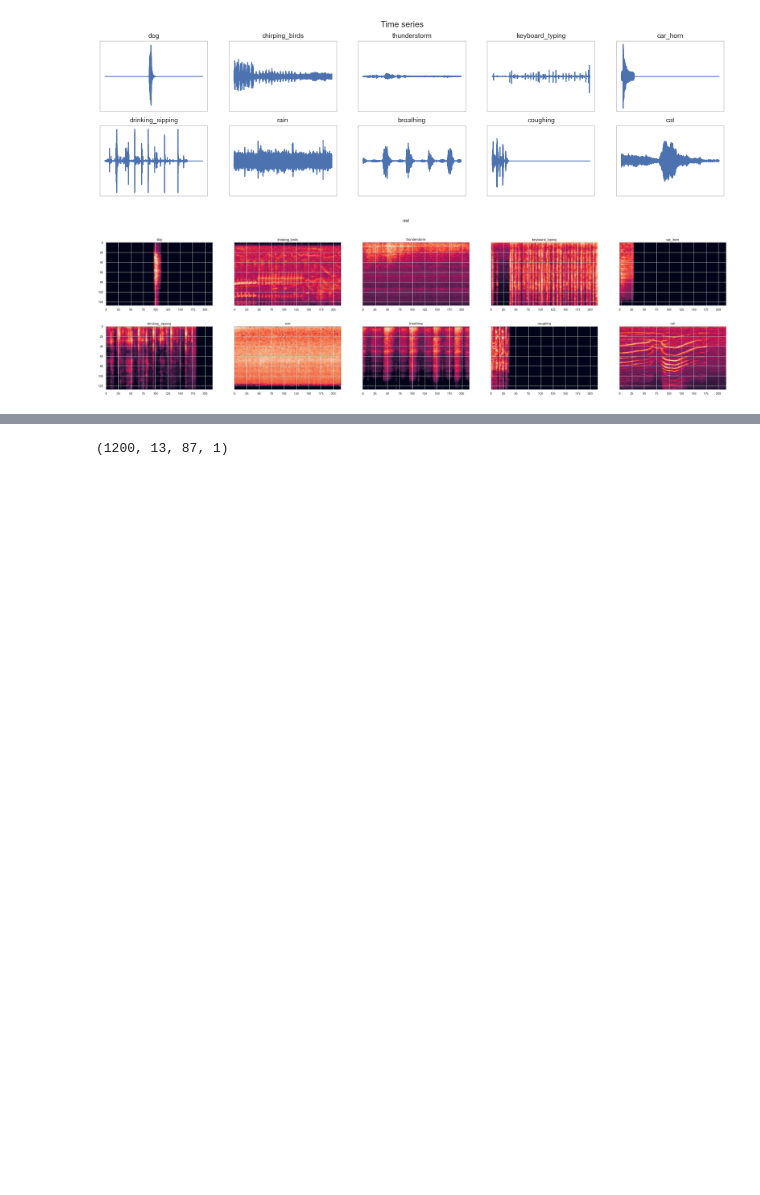
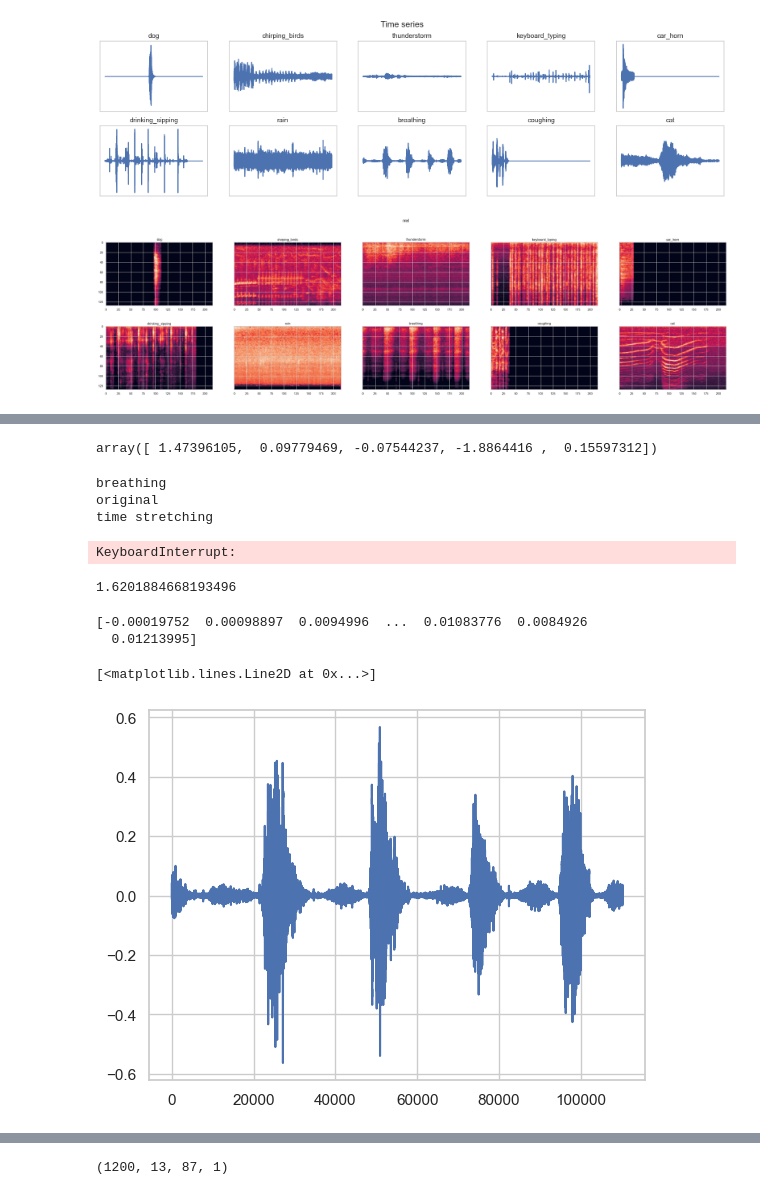
Before and after one commit to cancamilo/sound-classifier, a Jupyter notebook: sound-data-exploration.ipynb, the cells around one changed output, grey strips where cells are left out. Drawn from its saved outputs; the diff is of its cells as text; code cells hidden in the pictures; blank space fills up the shorter version.

Commit message:
add data augmentation functions

```diff
--- a/sound-data-exploration.ipynb
+++ b/sound-data-exploration.ipynb
@@ -165,0 +185,5 @@ dis_feature(mel_spectrograms)
+# %%
+noise = np.random.normal(0, 1, 5)
+noise
+# %% [output]
+array([ 1.47396105,  0.09779469, -0.07544237, -1.8864416 ,  0.15597312])
@@ -165,0 +246,36 @@ dis_feature(mel_spectrograms)
+# %%
+import IPython.display as ipd
+
+row = df_sel.iloc[10]
+file_name = row["filename"]
+print(row["category"])
+signal , sr = librosa.load(DATA_PATH+file_name)
+print("original")
+# ipd.Audio(signal, rate=sr)
+
+# noised = add_noise(signal, 0.005)
+# print("noised")
+# ipd.Audio(noised, rate=sr)
+
+# shifted = pitch_shifting(signal)
+
+# print("pitch shifted")
+# ipd.Audio(shifted, rate=sr)
+
+# print("random shifted")
+# r_shifted = random_shift(signal)
+# ipd.Audio(r_shifted, rate=sr)
+
+# print("volume scaled")
+# vol_scaled = volume_scaling(signal)
+# ipd.Audio(vol_scaled, rate=sr)
+
+print("time stretching")
+time_stretched = time_stretching(signal)
+len(time_stretched)
+#ipd.Audio(time_stretched, rate=sr)
+# %% [output]
+breathing
+original
+time stretching
+KeyboardInterrupt:
@@ -165,0 +285,18 @@ dis_feature(mel_spectrograms)
+# %%
+dyn_change = np.random.uniform(low=1.5,high=2.5)
+dyn_change
+# %% [output]
+1.6201884668193496
+# %%
+print(signal)
+# %% [output]
+[-0.00019752  0.00098897  0.0094996  ...  0.01083776  0.0084926
+  0.01213995]
+# %%
+import matplotlib.pyplot as plt
+
+plt.plot(signal)
+plt.show()
+# %% [output]
+[<matplotlib.lines.Line2D at 0x...>]
+[figure, added]
```
Also changed, not shown: parts of 17 cells of this notebook, 1 other file.
